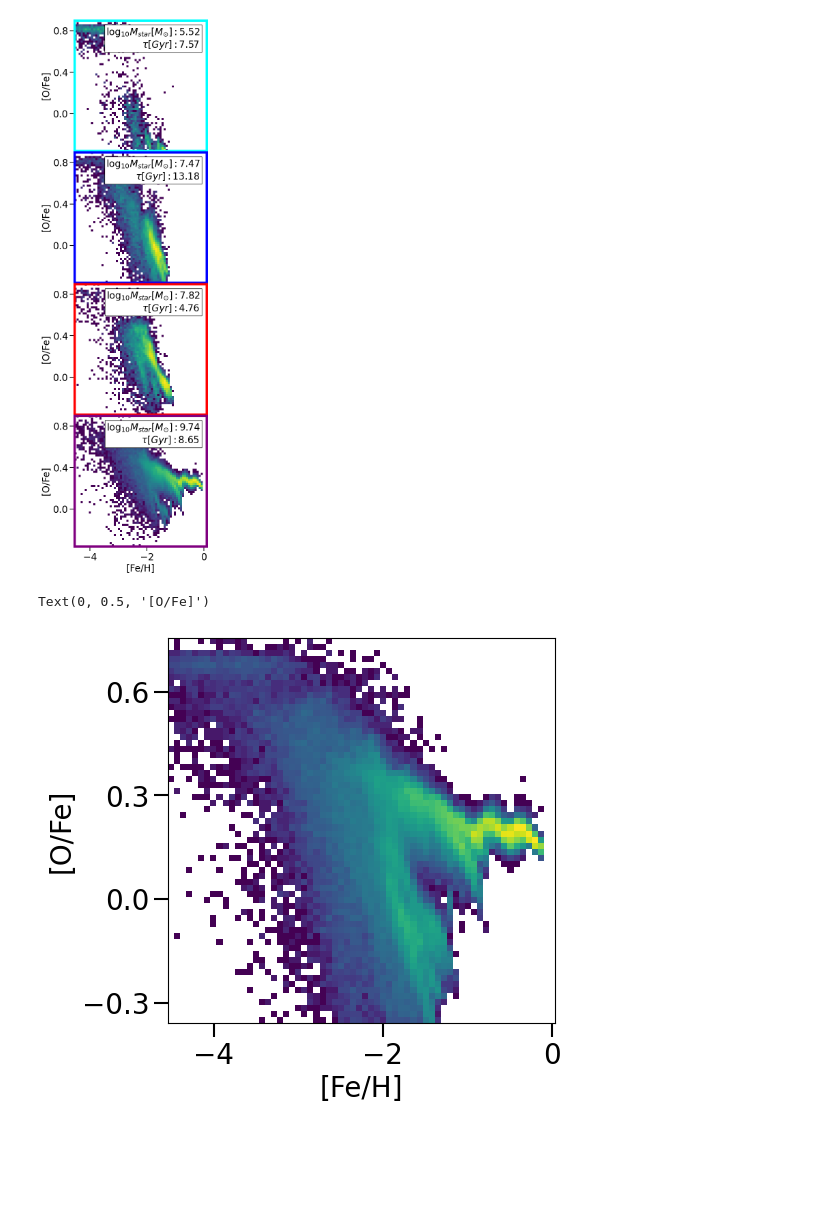
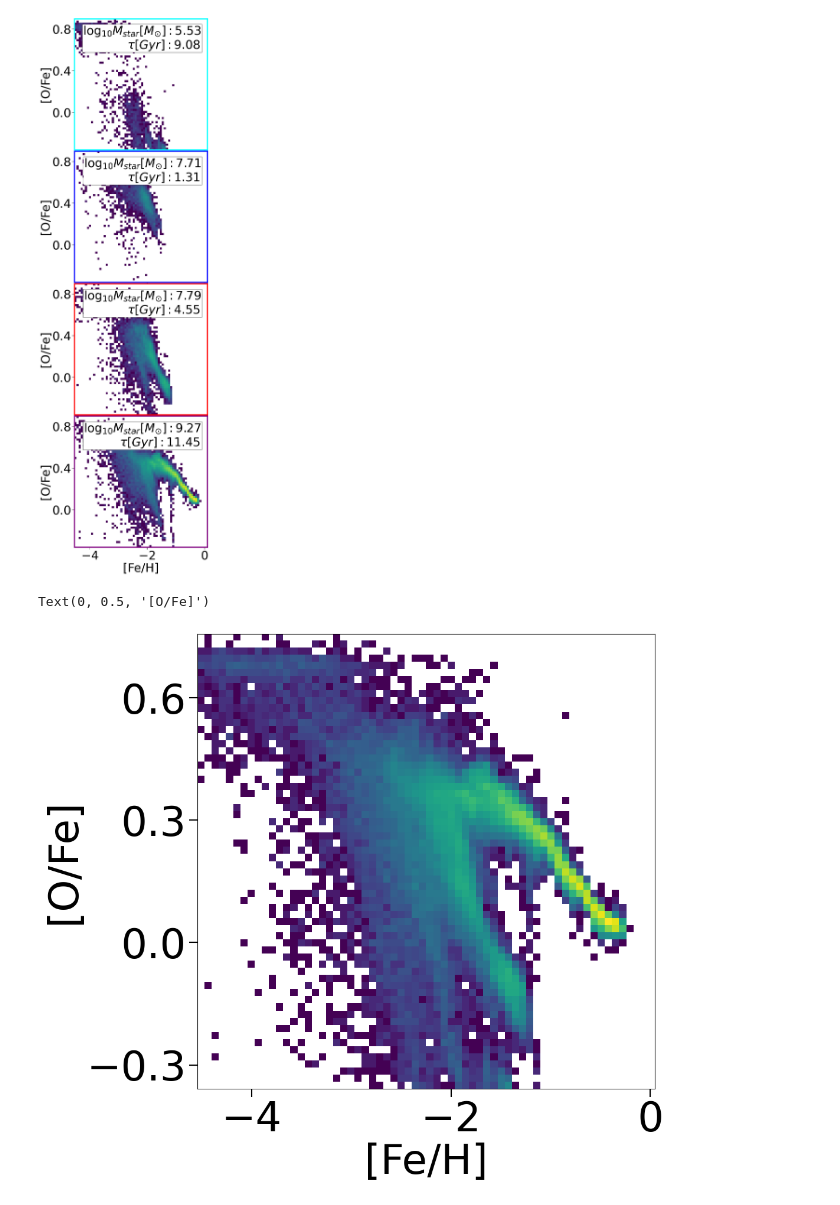
Before and after one commit to vepe99/CASBI, a Jupyter notebook: notebooks/flow_chart_plot.ipynb, the cells around one changed output. Drawn from its saved outputs; the diff is of its cells as text; code cells hidden in the pictures; blank space fills up the shorter version.

```diff
--- a/notebooks/flow_chart_plot.ipynb
+++ b/notebooks/flow_chart_plot.ipynb
@@ -188,3 +164,0 @@ array([[['g4.48e09.00048', 51519.293494715705, 0.6645482841449304],
-# %%
-for mass_bin in sorted(unique_galaxy['mass_bin'].unique()):
-    print(mass_bin)
@@ -299,58 +285,61 @@ plt.show()  # Display the plot
 # %%
-fig, axs = plt.subplots(4, 1, figsize=(5, 20), sharex=True, sharey=True)  # Subplots share axes
+string_size = 50
+
+
+fig, axs = plt.subplots(4, 1, figsize=(10, 40), sharex=True, sharey=True)  # Subplots share axes
 
 # Remove spaces between histograms
 fig.subplots_adjust(wspace=0, hspace=0.01)
 
-subplot_indices = [(0, 2), (1, 3), (2, 1), (3, 2)]
+subplot_indices = [(0, 2), (1, 0), (2, 1), (3, 3)]
 
 for i, sub in enumerate(subplot_indices):  # Iterate over rows
         galaxy_name = grid_df[sub[0], sub[1], 0]  # Access the Galaxy_name from grid_df
         arr = np.load('/export/data/vgiusepp/data/full_dataframe/histogram_data/'+f'{galaxy_name}'+'.npz')['observables']
-        im = axs[i].imshow(np.log10(arr.T), origin='lower', extent=[feh_min, 0.1, ofe_min, 0.9], aspect='auto')
+        im = axs[i].imshow(np.log10(arr.T), origin='lower', extent=[feh_min, 0.1, ofe_min, 0.9], aspect='auto',  vmin=np.log10(min_arr), vmax=np.log10(max_arr))
 
 
         # Use MaxNLocator to limit the number of ticks
         axs[i].xaxis.set_major_locator(MaxNLocator(nbins=3))  # Adjust 'nbins' as needed for x-axis
         axs[i].yaxis.set_major_locator(MaxNLocator(nbins=4))  # Adjust 'nbins' as needed for y-axis
 
         # Increase tick size and tick label size
-        axs[i].tick_params(axis='both', which='major', labelsize=20, length=10, width=1.5)  # Adjust sizes as needed
-        axs[i].set_xlabel('[Fe/H]', fontsize=20)  # Adjust fontsize as needed
-        axs[i].set_ylabel('[O/Fe]', fontsize=20)
+        axs[i].tick_params(axis='both', which='major', labelsize=string_size, length=10, width=1.5)  # Adjust sizes as needed
+        axs[i].set_xlabel('[Fe/H]', fontsize=string_size)  # Adjust fontsize as needed
+        axs[i].set_ylabel('[O/Fe]', fontsize=string_size)
 
         text_to_plot=rf'log$_{{10}}M_{{star}} [M_{{\odot}}]:{np.log10(grid_df[sub[0], sub[1], 1]):.2f}$' + '\n' rf'$\tau [Gyr]:{grid_df[sub[0], sub[1], 2]:.2f}$ '
         axs[i].text(0.95, 0.95, text_to_plot,
-                transform=axs[i].transAxes, fontsize=20, verticalalignment='top', horizontalalignment='right',
+                transform=axs[i].transAxes, fontsize=string_size, verticalalignment='top', horizontalalignment='right',
                 bbox=dict(facecolor='white', alpha=1, edgecolor='black'))
 
         # Show ticks only on the bottom row and leftmost column
         if i < 2:  # Hide x-axis labels for all but bottom row
             axs[i].tick_params(labelbottom=False)
 
 
 # After the loop where you set up the histograms
 
 # Define a list of colors that work well together
 colors = ['cyan', 'blue', 'red', 'purple']
 
 # List of subplot indices to modify, now including [0, 0]
 
 for i, c in enumerate(colors):
     for spine in axs[i].spines.values():
         spine.set_edgecolor(c)
         spine.set_linewidth(5)
 
 plt.show()  # Display the plot
 # %% [output]
-[figure, old version]
+[figure, new version]
 # %%
-fig, axs = plt.subplots(1, 1, figsize=(5, 5), sharex=True, sharey=True)  # Subplots share axes
+fig, axs = plt.subplots(1, 1, figsize=(10, 10), sharex=True, sharey=True)  # Subplots share axes
 
 # Remove spaces between histograms
 fig.subplots_adjust(wspace=0, hspace=0.01)
 
-subplot_indices = [(0, 2), (1, 3), (2, 1), (3, 2)]
+subplot_indices = [(0, 2), (1, 0), (2, 1), (3, 3)]
 for i, sub in enumerate(subplot_indices):  # Iterate over rows
         galaxy_name = grid_df[sub[0], sub[1], 0]  # Access the Galaxy_name from grid_df
         if i==0:
@@ -358,16 +347,16 @@ for i, sub in enumerate(subplot_indices):  # Iterate over rows
         else:
                 arr += np.load('/export/data/vgiusepp/data/full_dataframe/histogram_data/'+f'{galaxy_name}'+'.npz')['observables']
 
-im = axs.imshow(np.log10(arr.T), origin='lower', extent=[feh_min, feh_max, ofe_min, ofe_max], aspect='auto')
+im = axs.imshow(np.log10(arr.T), origin='lower', extent=[feh_min, feh_max, ofe_min, ofe_max], aspect='auto',  vmin=np.log10(min_arr), vmax=np.log10(max_arr))
 
 # Use MaxNLocator to limit the number of ticks
 axs.xaxis.set_major_locator(MaxNLocator(nbins=3))  # Adjust 'nbins' as needed for x-axis
 axs.yaxis.set_major_locator(MaxNLocator(nbins=4))  # Adjust 'nbins' as needed for y-axis
 
 # Increase tick size and tick label size
-axs.tick_params(axis='both', which='major', labelsize=20, length=10, width=1.5)  # Adjust sizes as needed
-axs.set_xlabel('[Fe/H]', fontsize=20)  # Adjust fontsize as needed
-axs.set_ylabel('[O/Fe]', fontsize=20)
+axs.tick_params(axis='both', which='major', labelsize=string_size, length=10, width=1.5)  # Adjust sizes as needed
+axs.set_xlabel('[Fe/H]', fontsize=string_size)  # Adjust fontsize as needed
+axs.set_ylabel('[O/Fe]', fontsize=string_size)
 # %% [output]
 Text(0, 0.5, '[O/Fe]')
-[figure, old version]
+[figure, new version]
```
Also changed, not shown: parts of 4 cells of this notebook, 5 other files.
